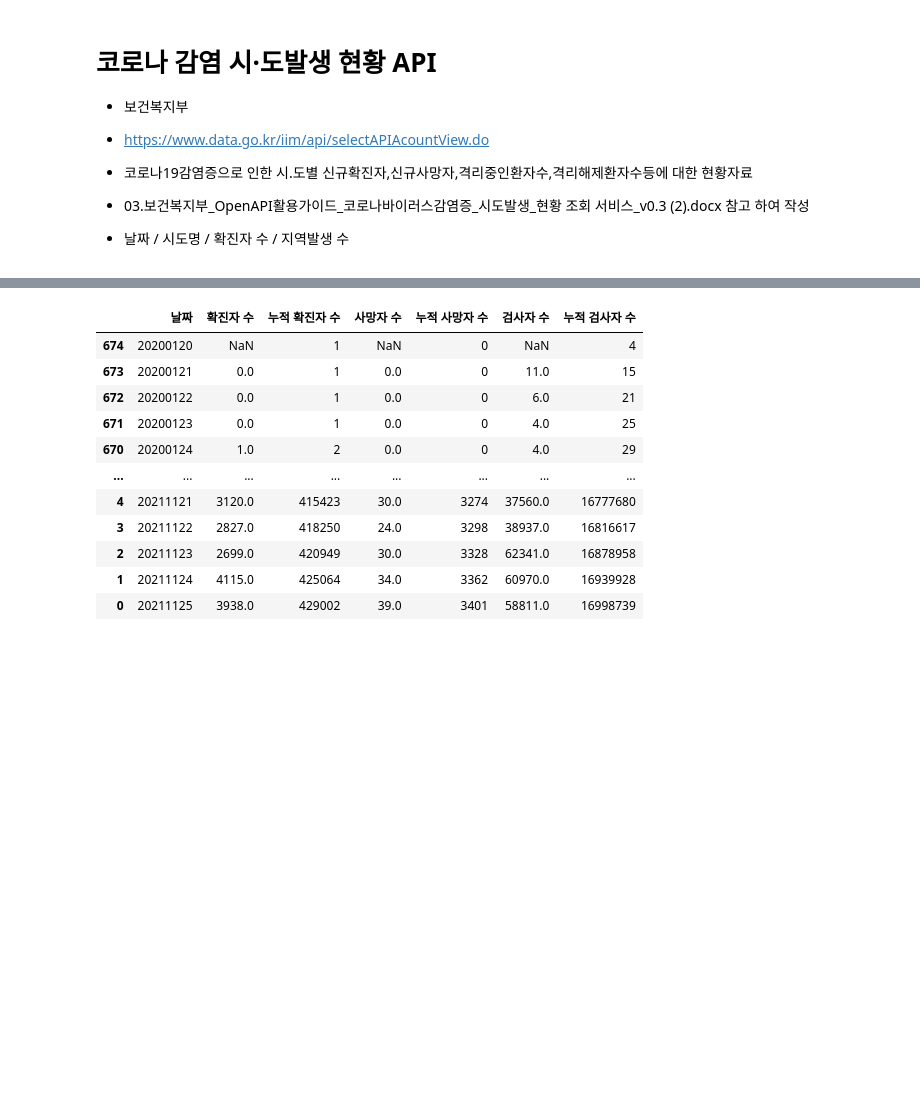
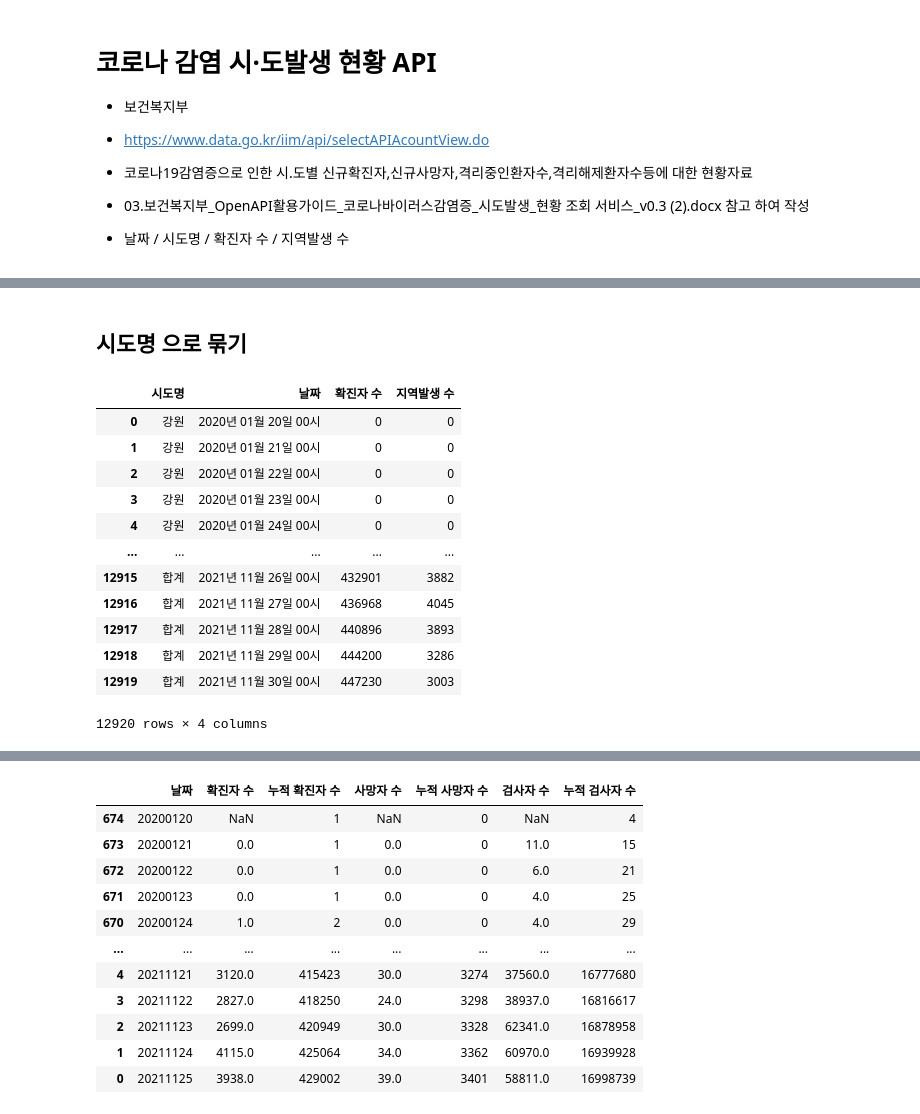
Before and after one commit to Hyeonjiwon/Python-Study, a Jupyter notebook: Data analysis/코로나/코로나 시도별 감염.ipynb, the cells around one changed output, grey strips where cells are left out. Cells and saved outputs as stored; diff of their text form; code cells hidden in the pictures; blank space fills up the shorter version.

```diff
--- a/Data analysis/코로나/코로나 시도별 감염.ipynb
+++ b/Data analysis/코로나/코로나 시도별 감염.ipynb
@@ -109,0 +110,20 @@ df_conf_1
+# %% [markdown]
+## 시도명 으로 묶기
+# %%
+# df_conf = df_conf[''].groupby(df_conf[''])
+grouped = df_conf.groupby(['시도명', '날짜'], as_index=False).sum()
+grouped
+# %% [output]
+|  | 시도명 | 날짜 | 확진자 수 | 지역발생 수 |
+| 0 | 강원 | 2020년 01월 20일 00시 | 0 | 0 |
+| 1 | 강원 | 2020년 01월 21일 00시 | 0 | 0 |
+| 2 | 강원 | 2020년 01월 22일 00시 | 0 | 0 |
+| 3 | 강원 | 2020년 01월 23일 00시 | 0 | 0 |
+| 4 | 강원 | 2020년 01월 24일 00시 | 0 | 0 |
+| ... | ... | ... | ... | ... |
+| 12915 | 합계 | 2021년 11월 26일 00시 | 432901 | 3882 |
+| 12916 | 합계 | 2021년 11월 27일 00시 | 436968 | 4045 |
+| 12917 | 합계 | 2021년 11월 28일 00시 | 440896 | 3893 |
+| 12918 | 합계 | 2021년 11월 29일 00시 | 444200 | 3286 |
+| 12919 | 합계 | 2021년 11월 30일 00시 | 447230 | 3003 |
+12920 rows × 4 columns
```
Also changed, not shown: parts of 29 cells of this notebook.
